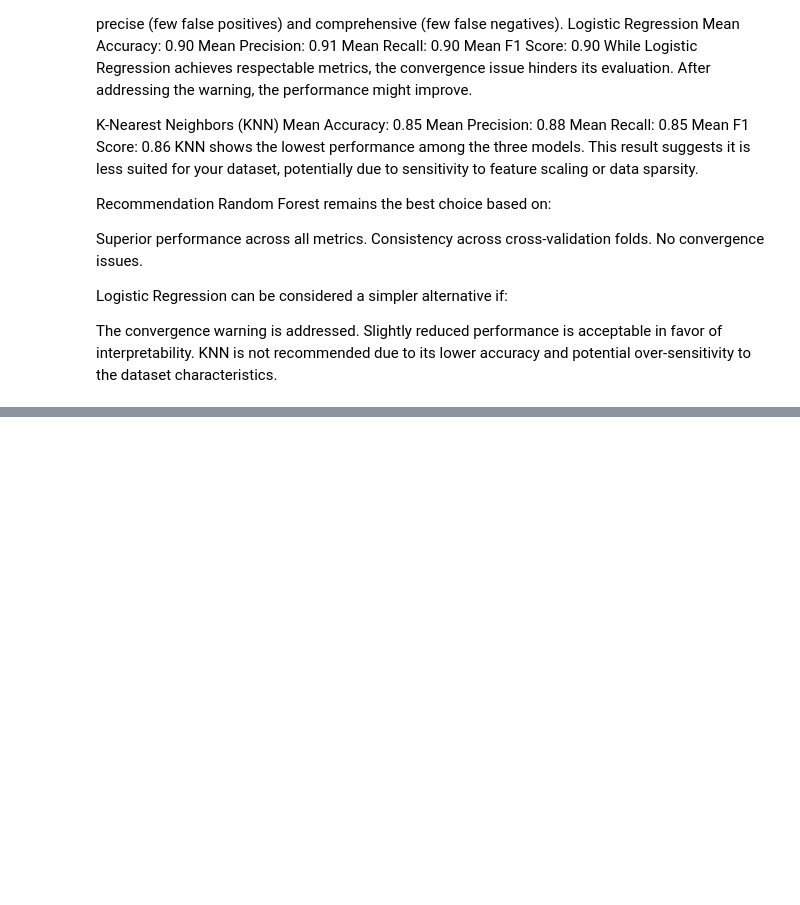
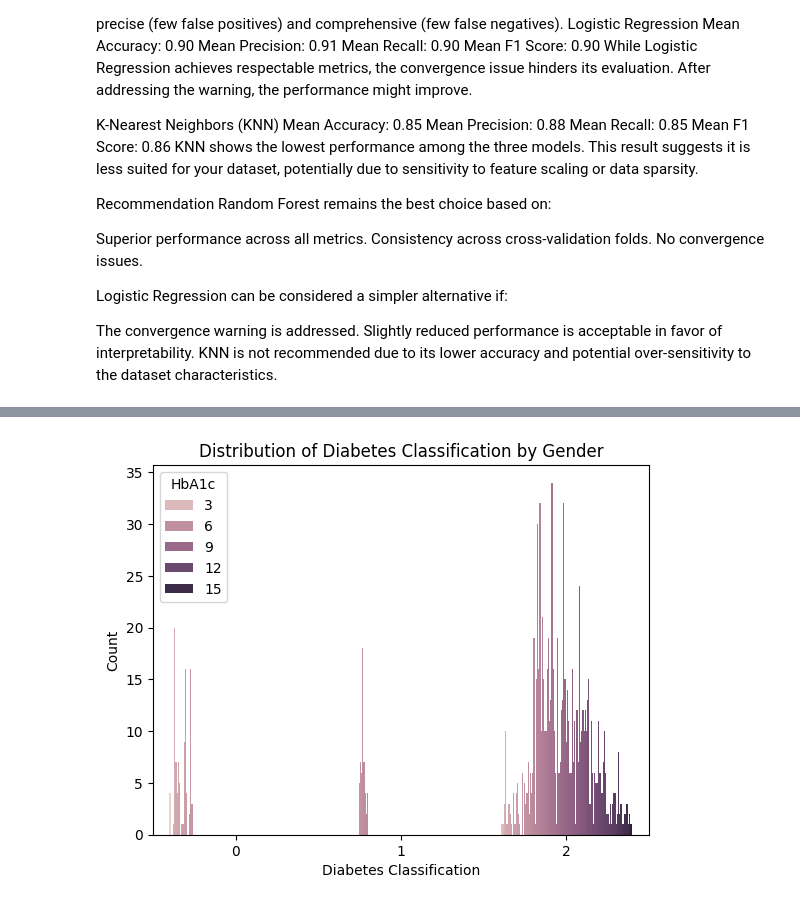
Before and after one commit to epoiten/MLClassRedi, a Jupyter notebook: diabetes.ipynb, the cells around one changed output, grey strips where cells are left out. Saved outputs shown, nothing was run; the diff lists cells and outputs as text; code cells hidden in the pictures; blank space fills up the shorter version.

```diff
--- a/diabetes.ipynb
+++ b/diabetes.ipynb
@@ -549,0 +726,8 @@ KNN is not recommended due to its lower accuracy and potential over-sensitivity
+# %%
+sns.countplot(x='CLASS', hue='HbA1c', data=df)
+plt.title('Distribution of Diabetes Classification by Gender')
+plt.xlabel('Diabetes Classification')
+plt.ylabel('Count')
+plt.show()
+# %% [output]
+[figure, added]
```
Also changed, not shown: parts of 25 cells of this notebook, 5 other files.
